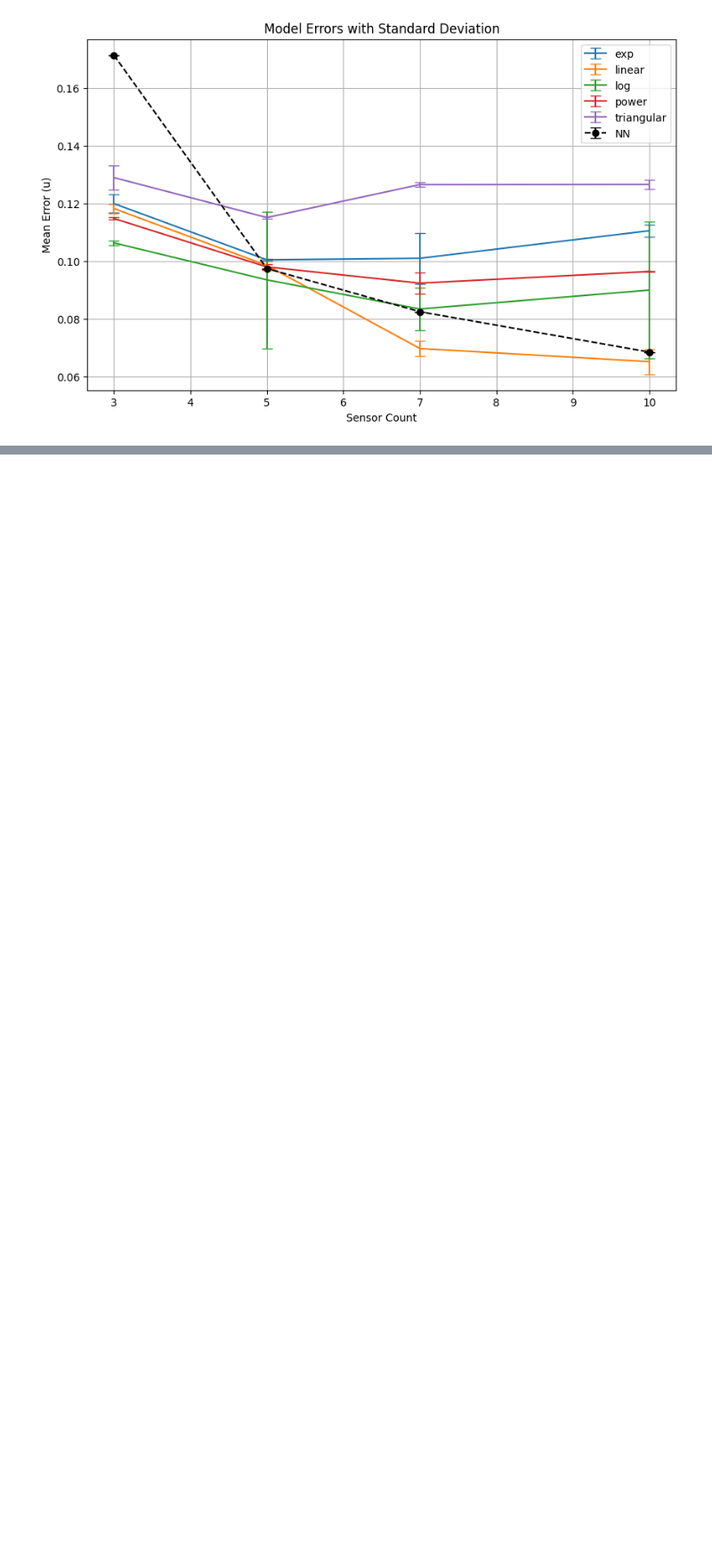
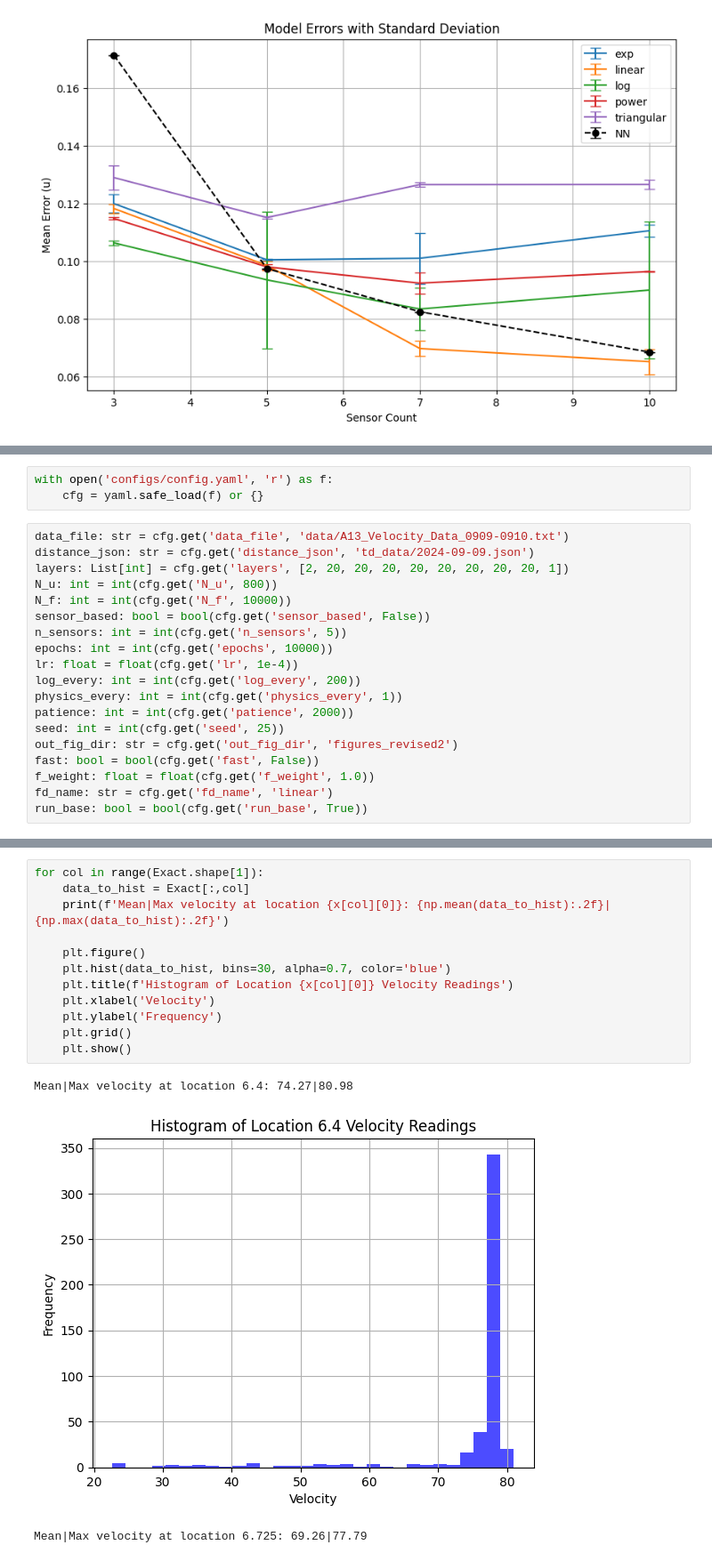
Before and after one commit to WaimenMak/PIDL, a Jupyter notebook: utils/plots.ipynb, the cells around one changed output, grey strips where cells are left out. Shown at 89% size. Saved outputs shown, nothing was run; the diff lists cells and outputs as text; blank space fills up the shorter version.

```diff
--- a/utils/plots.ipynb
+++ b/utils/plots.ipynb
@@ -81,0 +123,22 @@ plt.show()
+# %%
+with open('configs/config.yaml', 'r') as f:
+    cfg = yaml.safe_load(f) or {}
+# %%
+data_file: str = cfg.get('data_file', 'data/A13_Velocity_Data_0909-0910.txt')
+distance_json: str = cfg.get('distance_json', 'td_data/2024-09-09.json')
+layers: List[int] = cfg.get('layers', [2, 20, 20, 20, 20, 20, 20, 20, 20, 1])
+N_u: int = int(cfg.get('N_u', 800))
+N_f: int = int(cfg.get('N_f', 10000))
+sensor_based: bool = bool(cfg.get('sensor_based', False))
+n_sensors: int = int(cfg.get('n_sensors', 5))
+epochs: int = int(cfg.get('epochs', 10000))
+lr: float = float(cfg.get('lr', 1e-4))
+log_every: int = int(cfg.get('log_every', 200))
+physics_every: int = int(cfg.get('physics_every', 1))
+patience: int = int(cfg.get('patience', 2000))
+seed: int = int(cfg.get('seed', 25))
+out_fig_dir: str = cfg.get('out_fig_dir', 'figures_revised2')
+fast: bool = bool(cfg.get('fast', False))
+f_weight: float = float(cfg.get('f_weight', 1.0))
+fd_name: str = cfg.get('fd_name', 'linear')
+run_base: bool = bool(cfg.get('run_base', True))
@@ -81,0 +228,16 @@ plt.show()
+# %%
+for col in range(Exact.shape[1]):
+    data_to_hist = Exact[:,col]
+    print(f'Mean|Max velocity at location {x[col][0]}: {np.mean(data_to_hist):.2f}|{np.max(data_to_hist):.2f}')
+
+    plt.figure()
+    plt.hist(data_to_hist, bins=30, alpha=0.7, color='blue')
+    plt.title(f'Histogram of Location {x[col][0]} Velocity Readings')
+    plt.xlabel('Velocity')
+    plt.ylabel('Frequency')
+    plt.grid()
+    plt.show()
+# %% [output]
+Mean|Max velocity at location 6.4: 74.27|80.98
+[figure, added]
+Mean|Max velocity at location 6.725: 69.26|77.79
```
Also changed, not shown: parts of 25 cells of this notebook, 5 other files.
